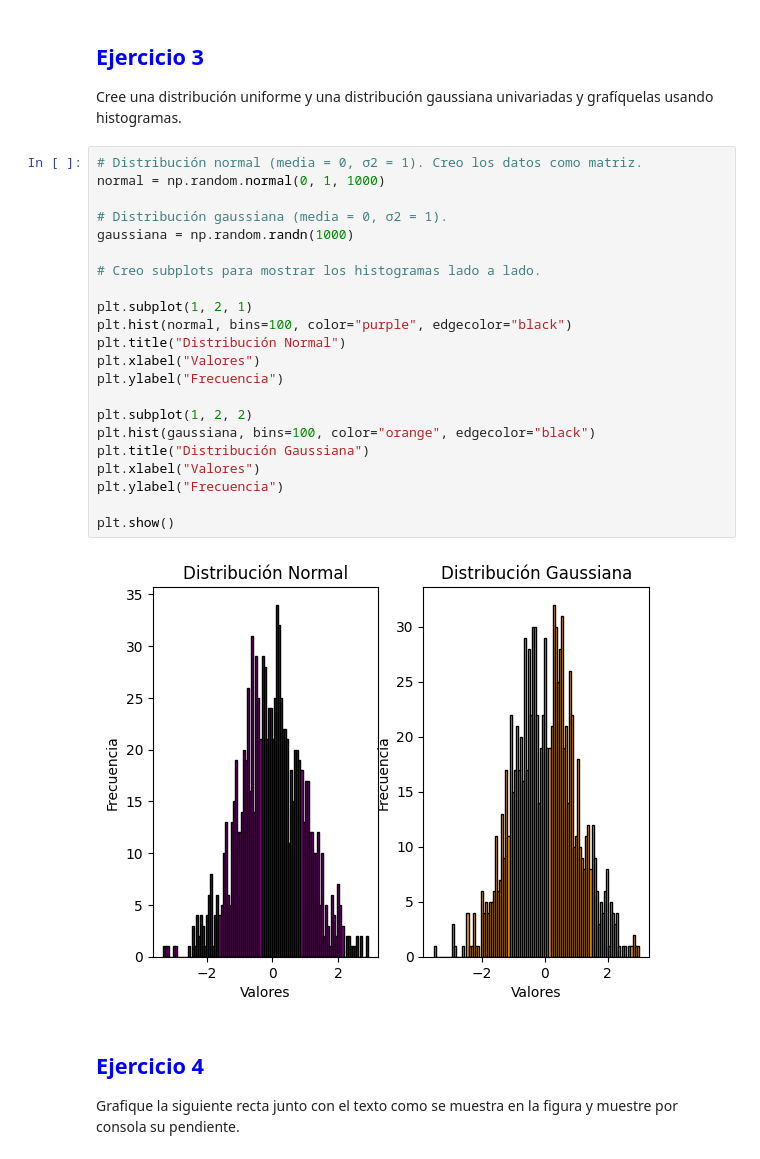
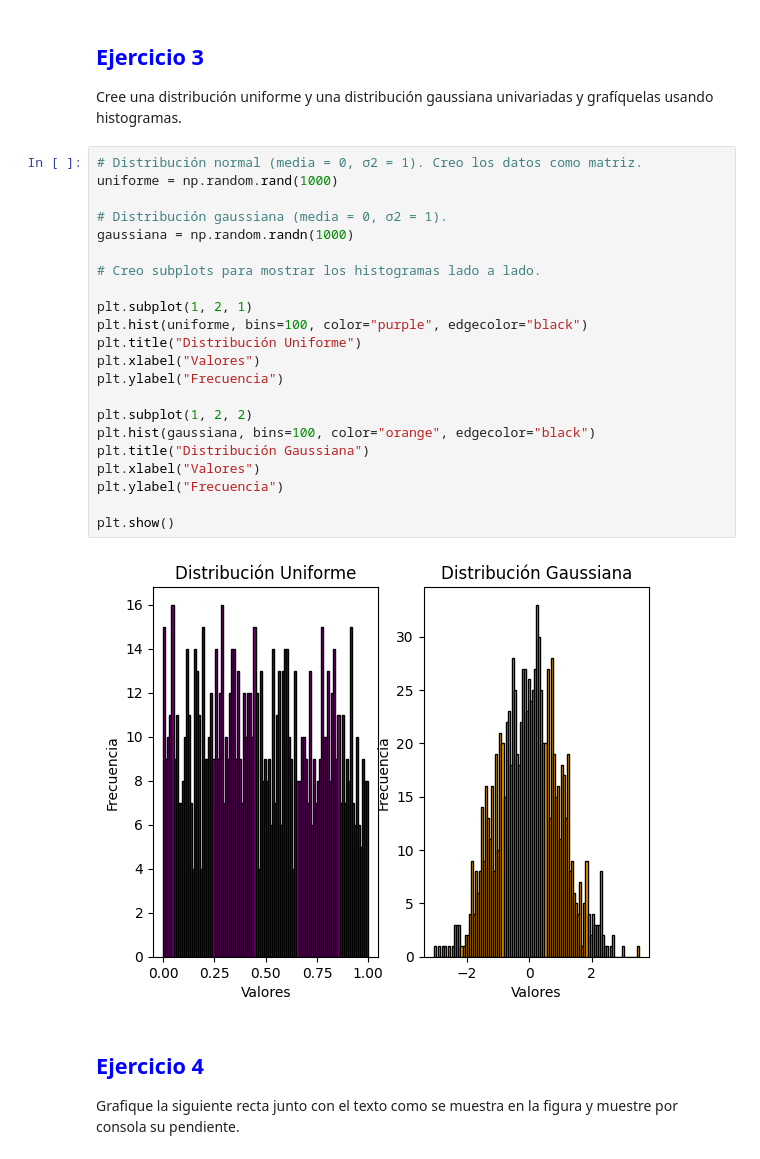
Before and after one commit to DinoMondino/IA, a Jupyter notebook: IntroduccionBibliotecas/Entregables_1_2024_1C.ipynb, the cells around one changed output. Drawn from its saved outputs; the diff is of its cells as text.

```diff
--- a/IntroduccionBibliotecas/Entregables_1_2024_1C.ipynb
+++ b/IntroduccionBibliotecas/Entregables_1_2024_1C.ipynb
@@ -51,28 +59,28 @@ array([[21,  0, 44,  0],
 Cree una distribución uniforme y una distribución gaussiana univariadas y grafíquelas usando histogramas.
 # %%
 # Distribución normal (media = 0, σ2 = 1). Creo los datos como matriz.
-normal = np.random.normal(0, 1, 1000)
+uniforme = np.random.rand(1000)
 
 # Distribución gaussiana (media = 0, σ2 = 1).
 gaussiana = np.random.randn(1000)
 
 # Creo subplots para mostrar los histogramas lado a lado.
 
 plt.subplot(1, 2, 1)
-plt.hist(normal, bins=100, color="purple", edgecolor="black")
-plt.title("Distribución Normal")
+plt.hist(uniforme, bins=100, color="purple", edgecolor="black")
+plt.title("Distribución Uniforme")
 plt.xlabel("Valores")
 plt.ylabel("Frecuencia")
 
 plt.subplot(1, 2, 2)
 plt.hist(gaussiana, bins=100, color="orange", edgecolor="black")
 plt.title("Distribución Gaussiana")
 plt.xlabel("Valores")
 plt.ylabel("Frecuencia")
 
 plt.show()
 # %% [output]
-[figure, old version]
+[figure, new version]
 # %% [markdown]
 <h2><font color="blue">Ejercicio 4</font></h2>
 
```
Also changed, not shown: parts of 3 cells of this notebook.
